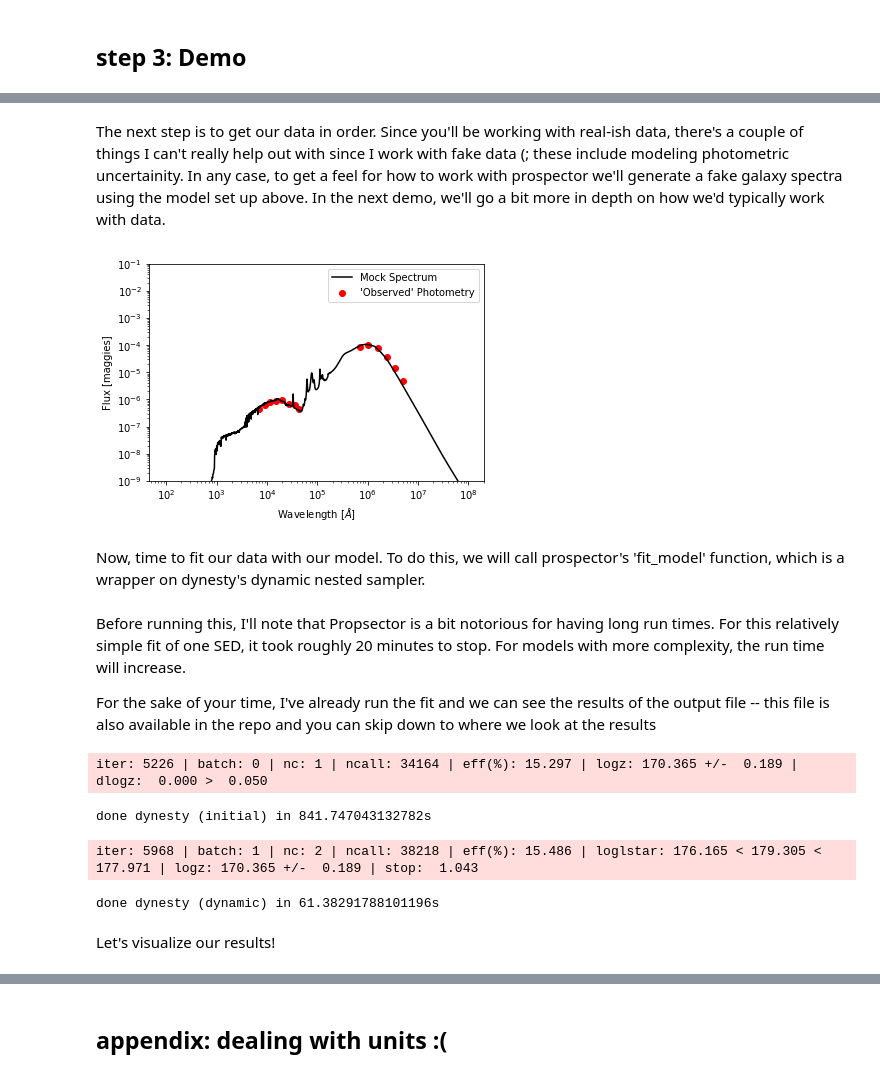
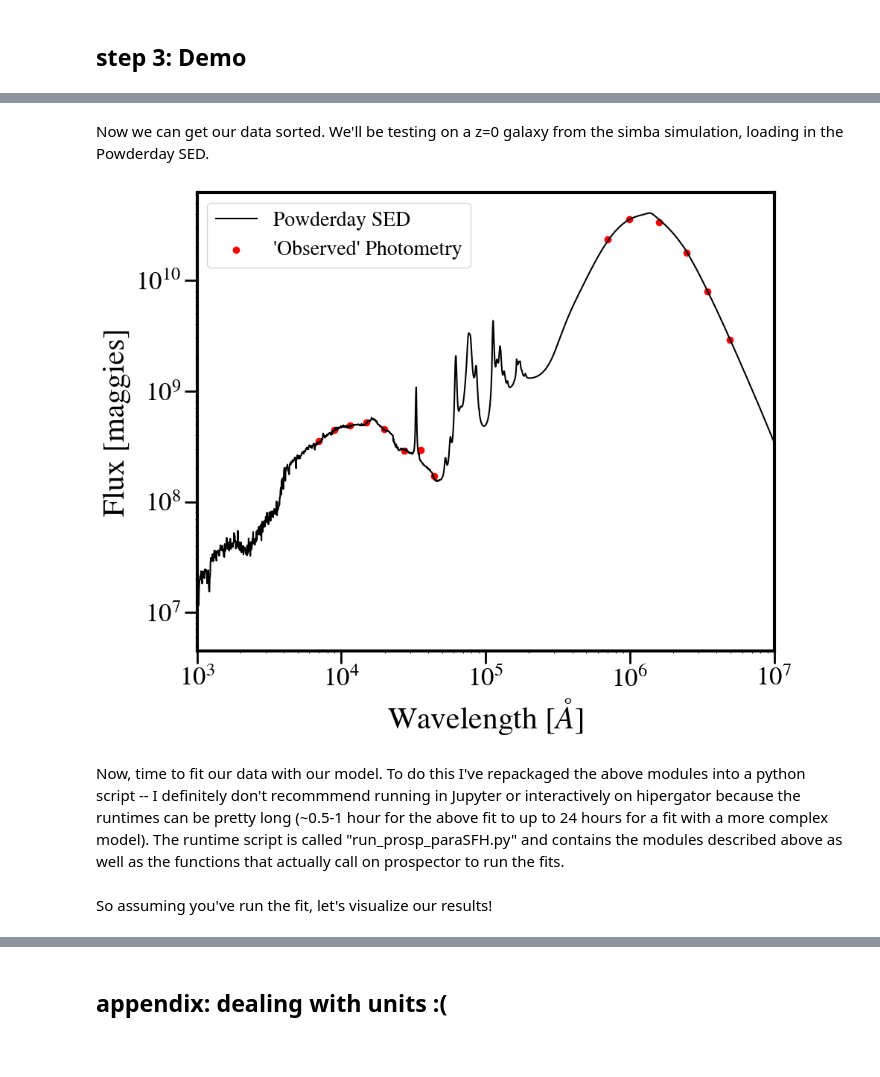
Before and after one commit to smlower/prospector_tutorial, a Jupyter notebook: tutorial.ipynb, the cells around one changed output, grey strips where cells are left out. Drawn from its saved outputs; the diff is of its cells as text; code cells hidden in the pictures; blank space fills up the shorter version.

```diff
--- a/tutorial.ipynb
+++ b/tutorial.ipynb
@@ -136,4 +140,4 @@ def build_sps(**kwargs):
 # %%
 sps = build_sps()
 # %% [markdown]
-The next step is to get our data in order. Since you'll be working with real-ish data, there's a couple of things I can't really help out with since I work with fake data (; these include modeling photometric uncertainity. In any case, to get a feel for how to work with prospector we'll generate a fake galaxy spectra using the model set up above. In the next demo, we'll go a bit more in depth on how we'd typically work with data.
+Now we can get our data sorted. We'll be testing on a z=0 galaxy from the simba simulation, loading in the Powderday SED.
@@ -196,17 +223,41 @@ def build_obs(**kwargs):
 # %%
 #let's get a look at our mock spectra / photometry
 
-obs = build_obs()
+obs = build_obs('snap305.galaxy100.rtout.sed')
 # %%
 import matplotlib.pyplot as plt
-plt.loglog(obs['spec_wave'], obs['true_spec'], color='black', label='Mock Spectrum')
+import matplotlib
+matplotlib.rcParams.update({
+    "savefig.facecolor": "w",
+    "figure.facecolor" : 'w',
+    "figure.figsize" : (10,8),
+    "text.color": "k",
+    "legend.fontsize" : 20,
+    "font.size" : 30,
+    "axes.edgecolor": "k",
+    "axes.labelcolor": "k",
+    "axes.linewidth": 3,
+    "xtick.color": "k",
+    "ytick.color": "k",
+    "xtick.labelsize" : 25,
+    "ytick.labelsize" : 25,
+    "ytick.major.size" : 12,
+    "xtick.major.size" : 12,
+    "ytick.major.width" : 2,
+    "xtick.major.width" : 2,
+    "font.family": 'STIXGeneral',
+    "mathtext.fontset" : "cm"
+})
+
+
+plt.loglog(obs['pd_wav'], obs['pd_sed'], color='black', label='Powderday SED')
 plt.scatter([x.wave_mean for x in obs['filters']], obs['maggies'], color='red', label="'Observed' Photometry")
-plt.ylim([1e-9, 1e-1])
+plt.xlim([1e3, 1e7])
 plt.ylabel('Flux [maggies]')
 plt.xlabel('Wavelength [$\AA$]')
 plt.legend()
 plt.show()
 # %% [output]
-[figure, old version]
+[figure, new version]
 # %% [markdown]
-Now, time to fit our data with our model. To do this, we will call prospector's 'fit_model' function, which is a wrapper on dynesty's dynamic nested sampler.
+Now, time to fit our data with our model. To do this I've repackaged the above modules into a python script -- I definitely don't recommmend running in Jupyter or interactively on hipergator because the runtimes can be pretty long (~0.5-1 hour for the above fit to up to 24 hours for a fit with a more complex model). The runtime script is called "run_prosp_paraSFH.py" and contains the modules described above as well as the functions that actually call on prospector to run the fits.
@@ -232,15 +263,0 @@ sps = build_sps()
-# %% [markdown]
-Before running this, I'll note that Propsector is a bit notorious for having long run times. For this relatively simple fit of one SED, it took roughly 20 minutes to stop. For models with more complexity, the run time will increase.
-
-For the sake of your time, I've already run the fit and we can see the results of the output file -- this file is also available in the repo and you can skip down to where we look at the results
-# %%
-from prospect.io import write_results as writer
-from prospect.fitting import fit_model
-
-out_file = '/home/s.lower/scripts/jupyter_analysis_notebooks/prospector_tutorial/mock_example.h5'
-#output = fit_model(obs, mod, sps, **run_params)
-# %% [output]
-iter: 5226 | batch: 0 | nc: 1 | ncall: 34164 | eff(%): 15.297 | logz: 170.365 +/-  0.189 | dlogz:  0.000 >  0.050
-done dynesty (initial) in 841.747043132782s
-iter: 5968 | batch: 1 | nc: 2 | ncall: 38218 | eff(%): 15.486 | loglstar: 176.165 < 179.305 < 177.971 | logz: 170.365 +/-  0.189 | stop:  1.043
-done dynesty (dynamic) in 61.38291788101196s
@@ -252,4 +264,4 @@ writer.write_hdf5(out_file, run_params, mod, obs,
 # %% [markdown]
-Let's visualize our results!
+So assuming you've run the fit, let's visualize our results!
 # %%
 from prospect.io import read_results as pread
```
Also changed, not shown: parts of 56 cells of this notebook, 11 other files.
